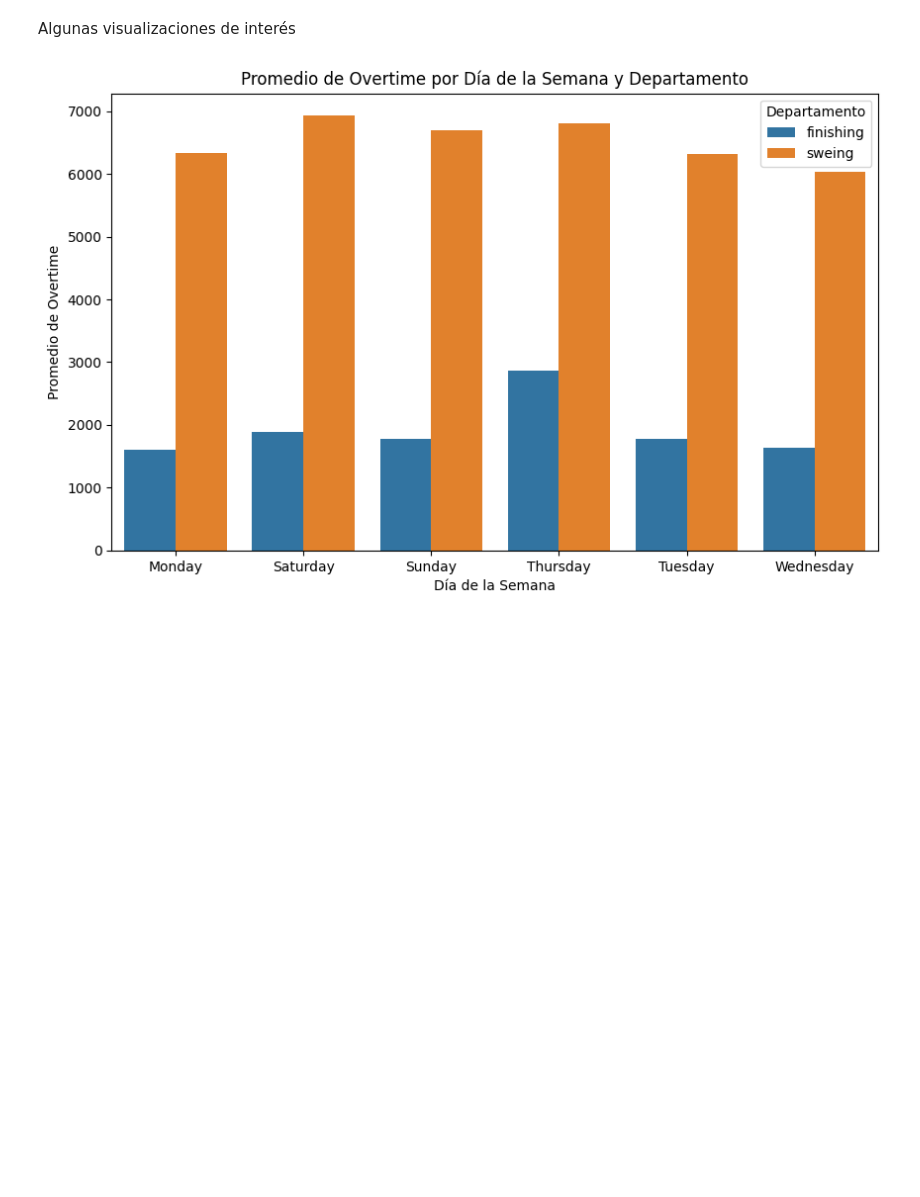
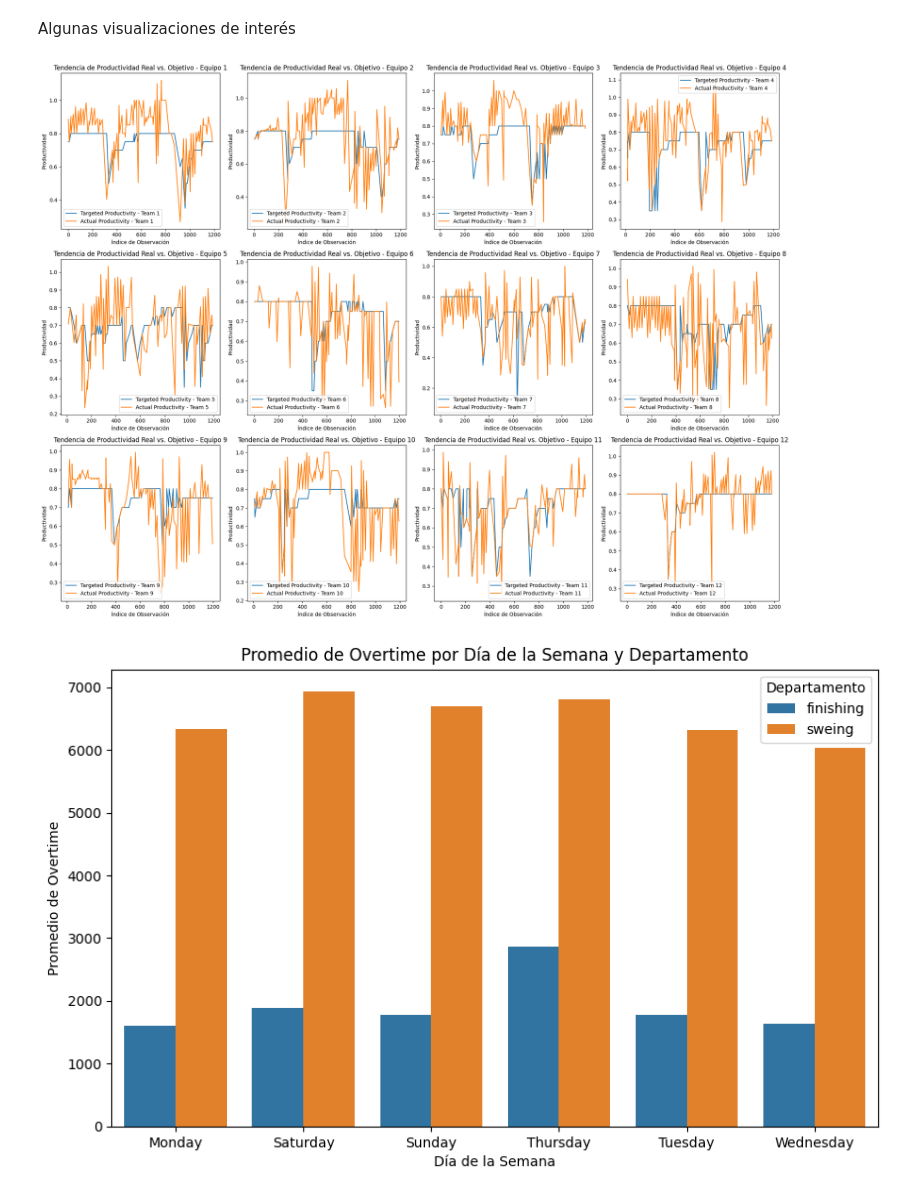
Before and after one commit to JuanMoreno2000/Proyecto1_actd, a Jupyter notebook: Proyecto1_Analitica.ipynb, the cells around one changed output. Drawn from its saved outputs; the diff is of its cells as text; code cells hidden in the pictures; blank space fills up the shorter version.

```diff
--- a/Proyecto1_Analitica.ipynb
+++ b/Proyecto1_Analitica.ipynb
@@ -273,5 +240,38 @@ sns.pairplot(data, x_vars=["idle_time","idle_men","no_of_style_change","no_of_wo
 # %% [markdown]
 Algunas visualizaciones de interés
+# %%
+import matplotlib.pyplot as plt
+
+# Obtener la lista de equipos
+equipos = data['team'].unique()
+equipos = sorted(data['team'].unique())
+num_equipos = len(equipos)
+num_rows = int(num_equipos**0.5)  # Número de filas
+num_cols = (num_equipos + num_rows - 1) // num_rows  # Número de columnas
+
+# Crear subgráficos
+fig, axs = plt.subplots(num_rows, num_cols, figsize=(20, 5*num_rows))
+
+# Gráfico de línea para la tendencia de productividad real vs. objetivo por equipo
+for i, equipo in enumerate(equipos):
+    row = i // num_cols
+    col = i % num_cols
+    equipo_data = data[data['team'] == equipo]
+    axs[row, col].plot(equipo_data.index, equipo_data['targeted_productivity'], label=f'Targeted Productivity - Team {equipo}')
+    axs[row, col].plot(equipo_data.index, equipo_data['actual_productivity'], label=f'Actual Productivity - Team {equipo}')
+    axs[row, col].set_xlabel('Índice de Observación')
+    axs[row, col].set_ylabel('Productividad')
+    axs[row, col].set_title(f'Tendencia de Productividad Real vs. Objetivo - Equipo {equipo}')
+    axs[row, col].legend()
+
+# Eliminar subgráficos no utilizados
+for i in range(num_equipos, num_rows*num_cols):
+    axs.flatten()[i].axis('off')
+
+plt.tight_layout()
+plt.show()
+# %% [output]
+[figure, added]
 # %%
 # Agrupar los datos por departamento y día de la semana y calcular el promedio de overtime
 grouped_data = data.groupby(['department', 'day'])['over_time'].mean().reset_index()
```
Also changed, not shown: parts of 45 cells of this notebook.
